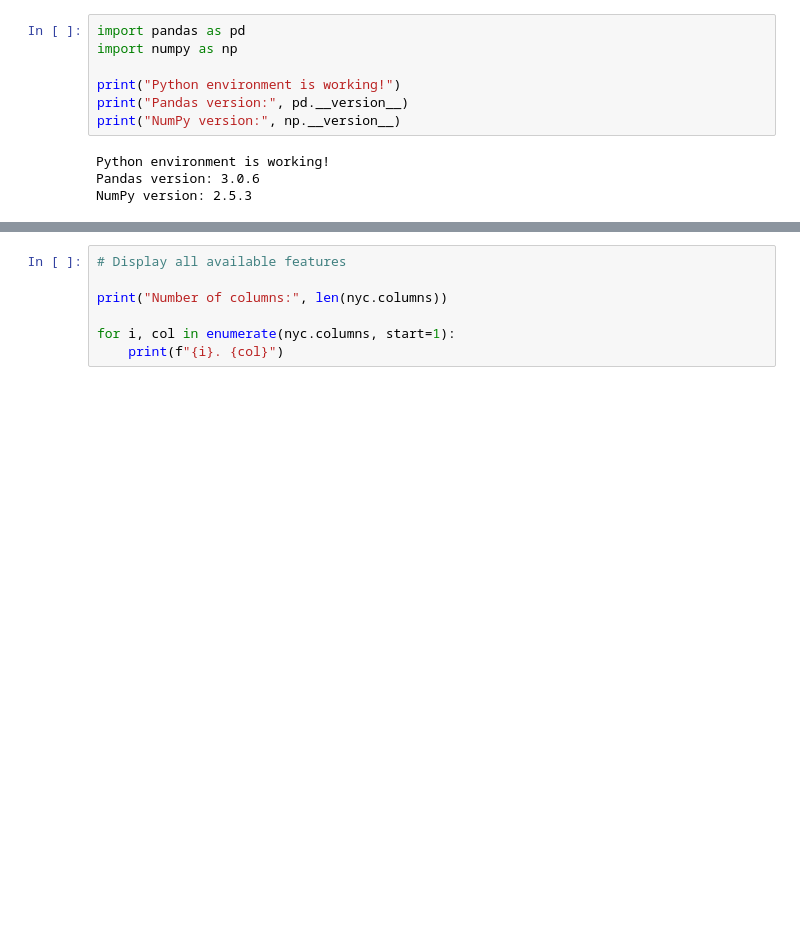
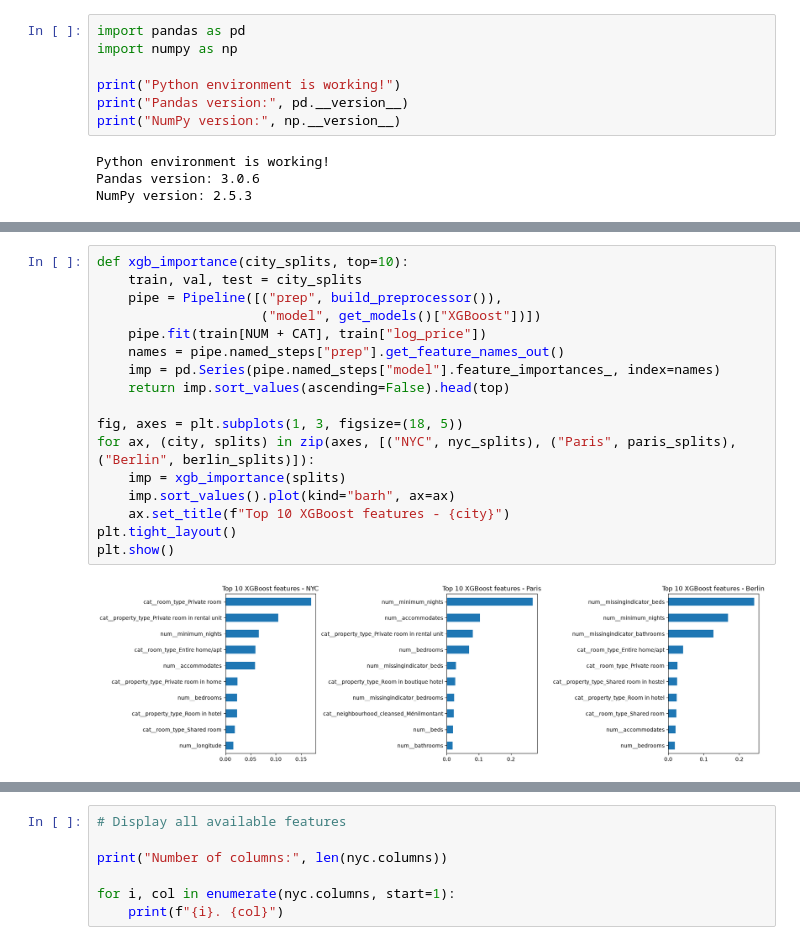
Before and after one commit to aryanmittal2107/AIRBNB_ML_PROJECT, a Jupyter notebook: notebooks/01_data_inspection.ipynb, the cells around one changed output, grey strips where cells are left out. Saved outputs shown, nothing was run; the diff lists cells and outputs as text; blank space fills up the shorter version.

```diff
--- a/notebooks/01_data_inspection.ipynb
+++ b/notebooks/01_data_inspection.ipynb
@@ -41,0 +191,19 @@ Berlin columns:
+# %%
+def xgb_importance(city_splits, top=10):
+    train, val, test = city_splits
+    pipe = Pipeline([("prep", build_preprocessor()),
+                     ("model", get_models()["XGBoost"])])
+    pipe.fit(train[NUM + CAT], train["log_price"])
+    names = pipe.named_steps["prep"].get_feature_names_out()
+    imp = pd.Series(pipe.named_steps["model"].feature_importances_, index=names)
+    return imp.sort_values(ascending=False).head(top)
+
+fig, axes = plt.subplots(1, 3, figsize=(18, 5))
+for ax, (city, splits) in zip(axes, [("NYC", nyc_splits), ("Paris", paris_splits), ("Berlin", berlin_splits)]):
+    imp = xgb_importance(splits)
+    imp.sort_values().plot(kind="barh", ax=ax)
+    ax.set_title(f"Top 10 XGBoost features - {city}")
+plt.tight_layout()
+plt.show()
+# %% [output]
+[figure, added]
```
Also changed, not shown: parts of 88 cells of this notebook.
